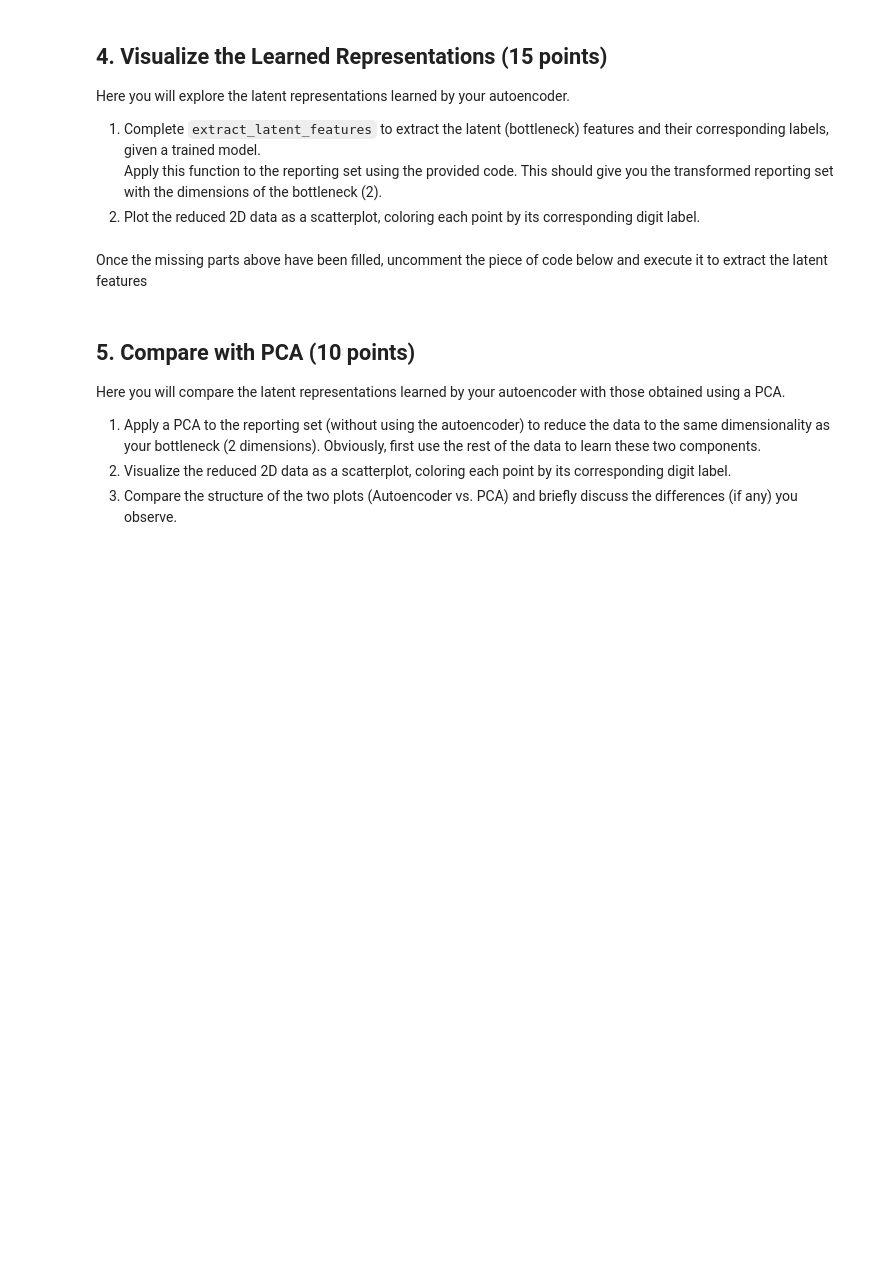
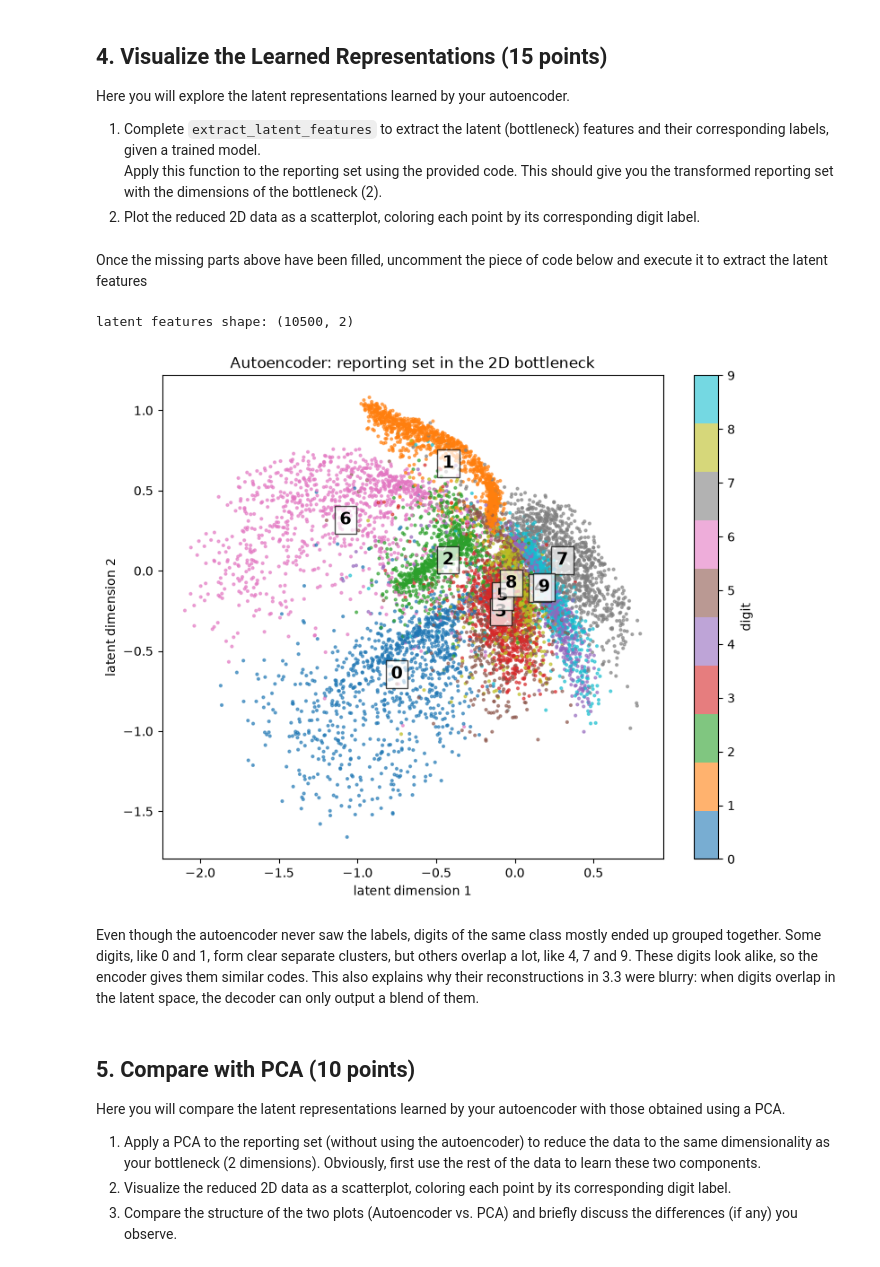
Before and after one commit to AudreyStelle/ML-Lab-3-Non-linear-Dimensionality-Reduction---t-SNE-and-UMAP, a Jupyter notebook: 06-autoencoders.ipynb, the cells around one changed output. Drawn from its saved outputs; the diff is of its cells as text; code cells hidden in the pictures; blank space fills up the shorter version.

Commit message:
Complete Part 4: latent features and scatterplot

```diff
--- a/06-autoencoders.ipynb
+++ b/06-autoencoders.ipynb
@@ -413,3 +409,49 @@ Once the missing parts above have been filled, uncomment the piece of code below
+# %%
+def extract_latent_features(model, dataloader):
+    model.eval()
+    latents = []
+    labels = []
+
+    with torch.no_grad():
+        for X_batch, y_batch in dataloader:
+
+            # pass the batch through the encoder layers only (stops at the 2D bottleneck)
+            encoded = X_batch
+            for layer in model.encoder_list:
+                encoded = layer(encoded)
+            latents.append(encoded.numpy())
+            labels.append(y_batch.numpy())
+
+    # Concatenate all batches
+    latents = np.concatenate(latents, axis=0)
+    labels = np.concatenate(labels, axis=0)
+    return latents, labels
+# %%
+latents_autoencoder, labels = extract_latent_features(model, reporting_loader)
+print("latent features shape:", latents_autoencoder.shape)
+# %% [output]
+latent features shape: (10500, 2)
+# %%
+# each reporting digit as a point in the 2D bottleneck space, colored by its label
+plt.figure(figsize=(9, 7))
+scatter = plt.scatter(latents_autoencoder[:, 0], latents_autoencoder[:, 1],
+                      c=labels, cmap="tab10", s=4, alpha=0.6)
+plt.colorbar(scatter, ticks=range(10), label="digit")
+
+# write each digit at the center of its cluster so the plot is easier to read
+for d in range(10):
+    center = latents_autoencoder[labels == d].mean(axis=0)
+    plt.text(center[0], center[1], str(d), fontsize=14, weight="bold",
+             ha="center", va="center", bbox=dict(facecolor="white", alpha=0.7))
+
+plt.xlabel("latent dimension 1")
+plt.ylabel("latent dimension 2")
+plt.title("Autoencoder: reporting set in the 2D bottleneck")
+plt.show()
+# %% [output]
+[figure, added]
+# %% [markdown]
+Even though the autoencoder never saw the labels, digits of the same class mostly ended up grouped together. Some digits, like 0 and 1, form clear separate clusters, but others overlap a lot, like 4, 7 and 9. These digits look alike, so the encoder gives them similar codes. This also explains why their reconstructions in 3.3 were blurry: when digits overlap in the latent space, the decoder can only output a blend of them.
 # %% [markdown]
 ## 5. Compare with PCA (10 points)
 
```
Also changed, not shown: parts of 3 cells of this notebook.
